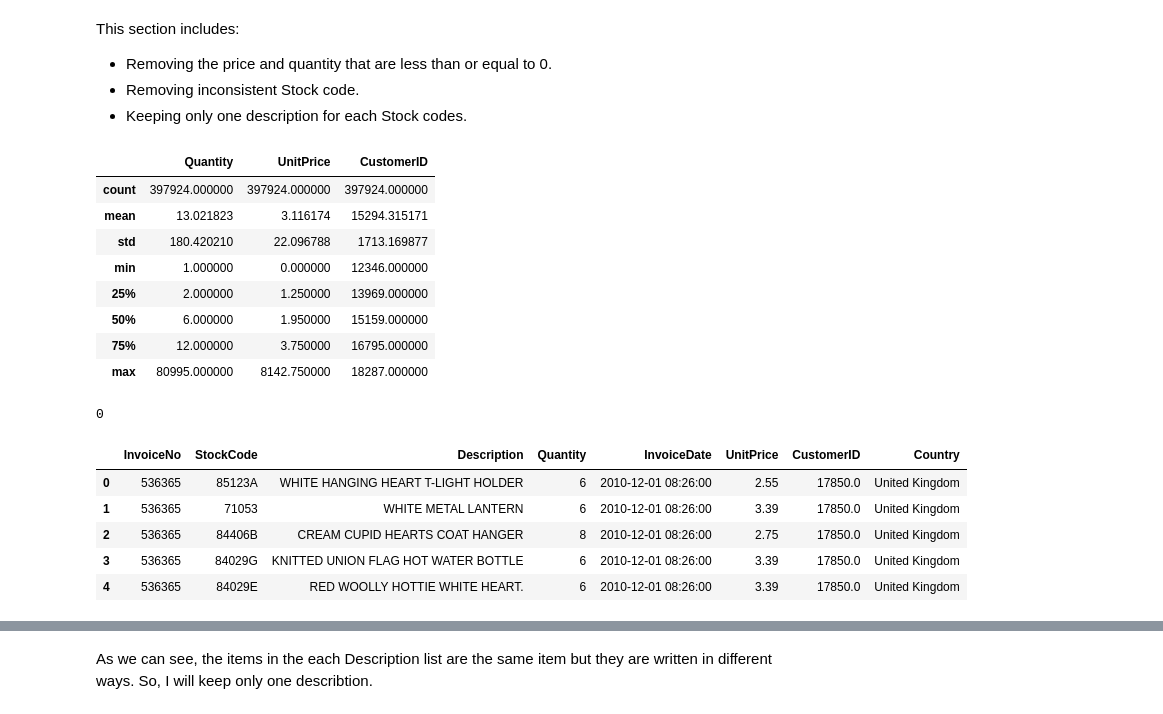
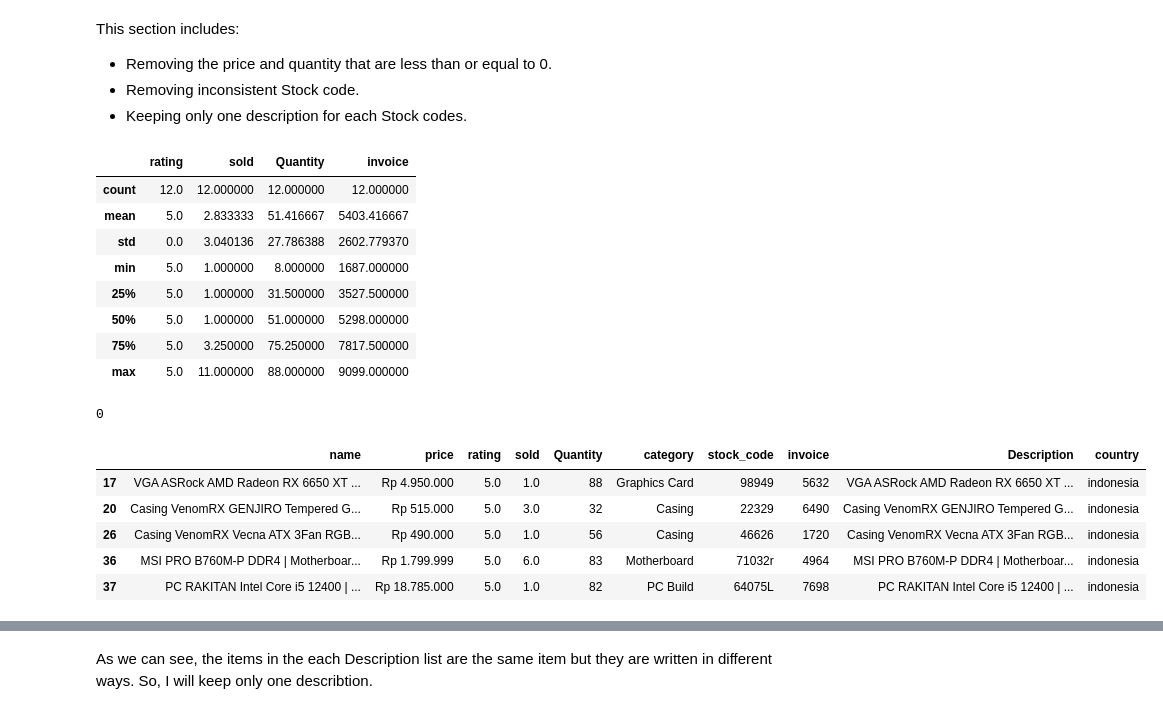
Before and after one commit to Moneyacz/Kreatoroom, a Jupyter notebook: models/bundling_recom.ipynb, the cells around one changed output, grey strips where cells are left out. Cells and saved outputs as stored; diff of their text form; code cells hidden in the pictures.

```diff
--- a/models/bundling_recom.ipynb
+++ b/models/bundling_recom.ipynb
@@ -53,6 +53,6 @@ pd.options.display.max_rows = None
 # %%
 # Read data in the excel file
 
-df = pd.read_excel('pojokITCom_data_product.xlsx')
+df = pd.read_excel('datasets/itcomsby.xlsx')
 df.head()
 # %% [output]
@@ -182,7 +174,7 @@ This step includes cleaning data and preparing it before using Apyori algorithm.
 As we can see from the previous section, there are null data. So, I will remove the rows that contain null values.
 # %%
 # Delete rows with null CustomerID
-clean_df = df.dropna(subset = ['CustomerID'])
+clean_df = df.dropna(subset=['rating', 'sold'])
 
 # Check null values
 clean_df.isnull().sum()
@@ -205,57 +199,57 @@ This section includes:
 * Keeping only one description for each Stock codes.
 # %%
 # Removing the price and quantity that are less than or equal to 0
-clean_df = clean_df[(clean_df.Quantity >= 0) & (clean_df.UnitPrice >= 0)]
+clean_df = clean_df[(clean_df.Quantity >= 0)]
 # %%
 clean_df.describe()
 # %% [output]
-|  | Quantity | UnitPrice | CustomerID |
-| count | 397924.000000 | 397924.000000 | 397924.000000 |
-| mean | 13.021823 | 3.116174 | 15294.315171 |
-| std | 180.420210 | 22.096788 | 1713.169877 |
-| min | 1.000000 | 0.000000 | 12346.000000 |
-| 25% | 2.000000 | 1.250000 | 13969.000000 |
-| 50% | 6.000000 | 1.950000 | 15159.000000 |
-| 75% | 12.000000 | 3.750000 | 16795.000000 |
-| max | 80995.000000 | 8142.750000 | 18287.000000 |
+|  | rating | sold | Quantity | invoice |
+| count | 12.0 | 12.000000 | 12.000000 | 12.000000 |
+| mean | 5.0 | 2.833333 | 51.416667 | 5403.416667 |
+| std | 0.0 | 3.040136 | 27.786388 | 2602.779370 |
+| min | 5.0 | 1.000000 | 8.000000 | 1687.000000 |
+| 25% | 5.0 | 1.000000 | 31.500000 | 3527.500000 |
+| 50% | 5.0 | 1.000000 | 51.000000 | 5298.000000 |
+| 75% | 5.0 | 3.250000 | 75.250000 | 7817.500000 |
+| max | 5.0 | 11.000000 | 88.000000 | 9099.000000 |
 # %%
 # Check the number of invoices that starts with letter 'c', cancellation.
-clean_df['InvoiceNo'] = clean_df['InvoiceNo'].astype('str')
-clean_df[clean_df['InvoiceNo'].str.contains("c")].shape[0]
+clean_df['invoice'] = clean_df['invoice'].astype('str')
+clean_df[clean_df['invoice'].str.contains("c")].shape[0]
 # %% [output]
 0
 # %%
 # Check the stock code
 
 def has_right_scode(input):
 
     """
     Function: check the if the stock code is wirtten in a right way,
             The function check if the code contains 5-digit number or 5-digit number with a letter.
     Args:
       input(String): Stock code
     Return:
       Boolean: True or False
     """
 
     x = re.search("^\d{5}$", input)
     y = re.search("^\d{5}[a-zA-Z]{1}$", input)
     if (x or y):
         return True
     else:
         return False
 
 
-clean_df['StockCode'] = clean_df['StockCode'].astype('str')
-clean_df = clean_df[clean_df['StockCode'].apply(has_right_scode) == True]
+clean_df['stock_code'] = clean_df['stock_code'].astype('str')
+clean_df = clean_df[clean_df['stock_code'].apply(has_right_scode) == True]
 clean_df.head()
 # %% [output]
-|  | InvoiceNo | StockCode | Description | Quantity | InvoiceDate | UnitPrice | CustomerID | Country |
-| 0 | 536365 | 85123A | WHITE HANGING HEART T-LIGHT HOLDER | 6 | 2010-12-01 08:26:00 | 2.55 | 17850.0 | United Kingdom |
-| 1 | 536365 | 71053 | WHITE METAL LANTERN | 6 | 2010-12-01 08:26:00 | 3.39 | 17850.0 | United Kingdom |
-| 2 | 536365 | 84406B | CREAM CUPID HEARTS COAT HANGER | 8 | 2010-12-01 08:26:00 | 2.75 | 17850.0 | United Kingdom |
-| 3 | 536365 | 84029G | KNITTED UNION FLAG HOT WATER BOTTLE | 6 | 2010-12-01 08:26:00 | 3.39 | 17850.0 | United Kingdom |
-| 4 | 536365 | 84029E | RED WOOLLY HOTTIE WHITE HEART. | 6 | 2010-12-01 08:26:00 | 3.39 | 17850.0 | United Kingdom |
+|  | name | price | rating | sold | Quantity | category | stock_code | invoice | Description | country |
+| 17 | VGA ASRock AMD Radeon RX 6650 XT ... | Rp 4.950.000 | 5.0 | 1.0 | 88 | Graphics Card | 98949 | 5632 | VGA ASRock AMD Radeon RX 6650 XT ... | indonesia |
+| 20 | Casing VenomRX GENJIRO Tempered G... | Rp 515.000 | 5.0 | 3.0 | 32 | Casing | 22329 | 6490 | Casing VenomRX GENJIRO Tempered G... | indonesia |
+| 26 | Casing VenomRX Vecna ATX 3Fan RGB... | Rp 490.000 | 5.0 | 1.0 | 56 | Casing | 46626 | 1720 | Casing VenomRX Vecna ATX 3Fan RGB... | indonesia |
+| 36 | MSI PRO B760M-P DDR4 | Motherboar... | Rp 1.799.999 | 5.0 | 6.0 | 83 | Motherboard | 71032r | 4964 | MSI PRO B760M-P DDR4 | Motherboar... | indonesia |
+| 37 | PC RAKITAN Intel Core i5 12400 | ... | Rp 18.785.000 | 5.0 | 1.0 | 82 | PC Build | 64075L | 7698 | PC RAKITAN Intel Core i5 12400 | ... | indonesia |
 # %%
 # One discription for each stock code
 
```
Also changed, not shown: parts of 45 cells of this notebook, 6 other files.
